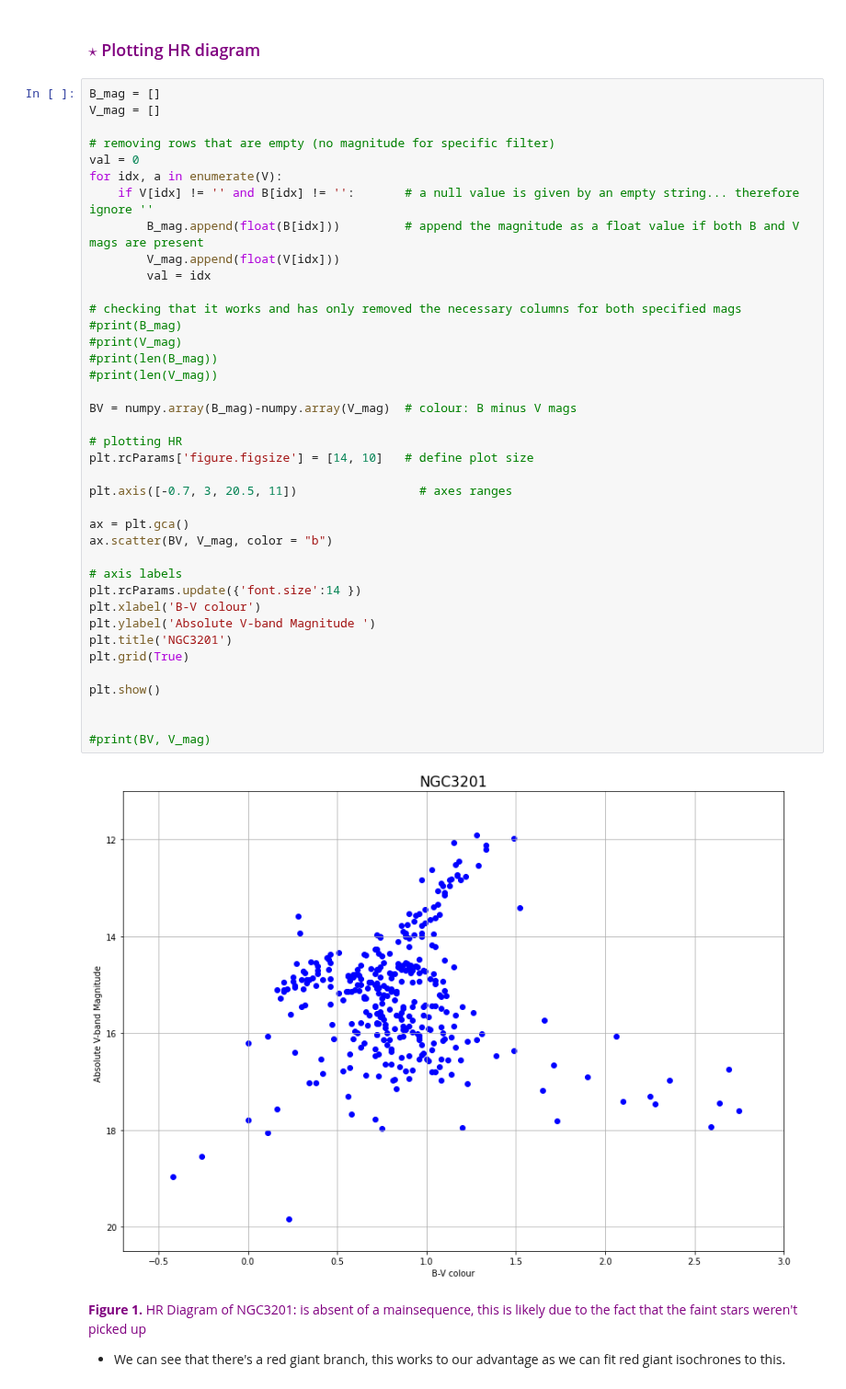
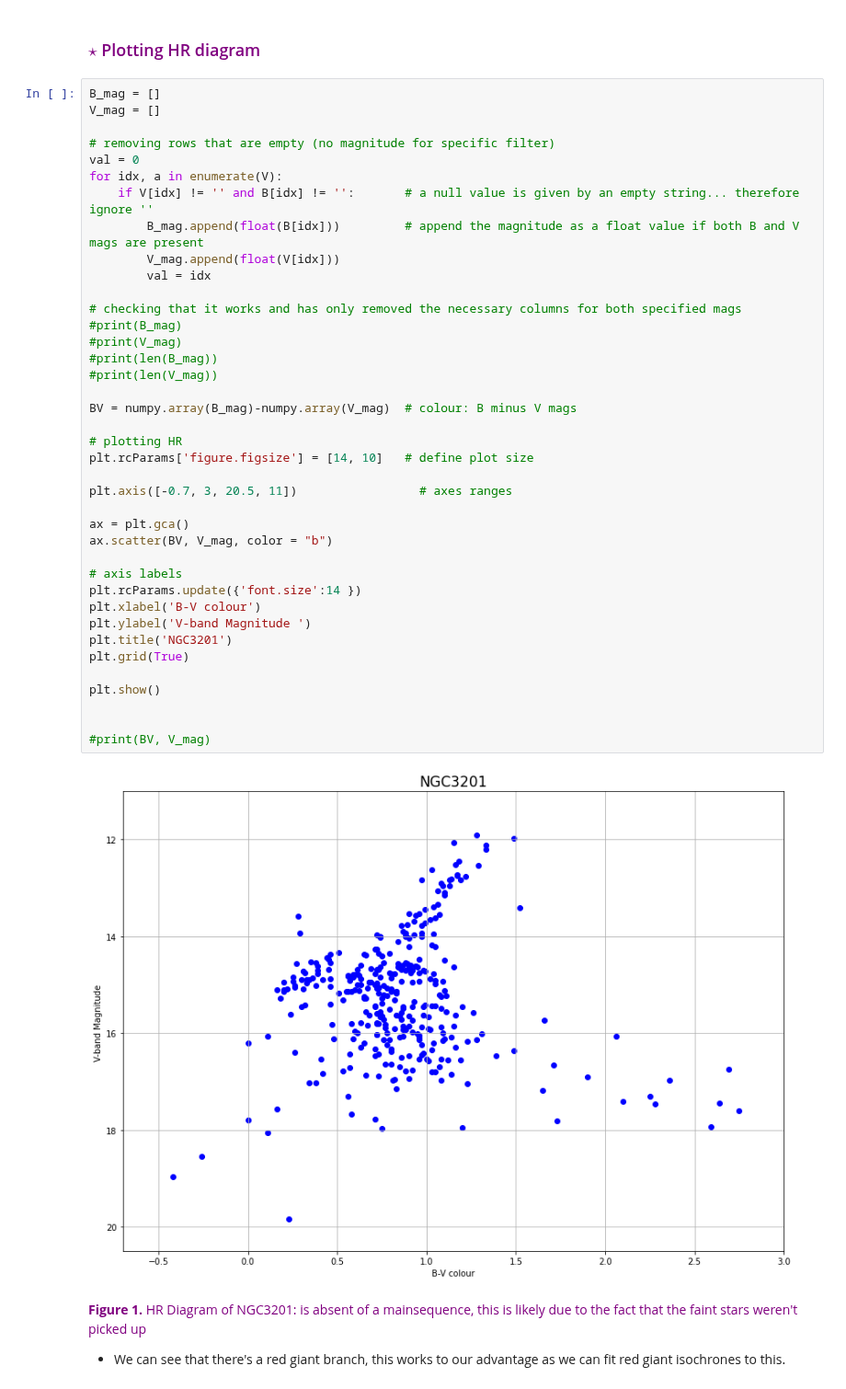
Before and after one commit to evgenyneu/asp3231_project, a Jupyter notebook: code/080_science/science_age_and_distance.ipynb, the cells around one changed output. Shown at 92% size. Cells and saved outputs as stored; diff of their text form.

```diff
--- a/code/080_science/science_age_and_distance.ipynb
+++ b/code/080_science/science_age_and_distance.ipynb
@@ -51,35 +51,35 @@ for idx, a in enumerate(V):
         V_mag.append(float(V[idx]))
         val = idx
 
 # checking that it works and has only removed the necessary columns for both specified mags
 #print(B_mag)
 #print(V_mag)
 #print(len(B_mag))
 #print(len(V_mag))
 
 BV = numpy.array(B_mag)-numpy.array(V_mag)  # colour: B minus V mags
 
 # plotting HR
 plt.rcParams['figure.figsize'] = [14, 10]   # define plot size
 
 plt.axis([-0.7, 3, 20.5, 11])                 # axes ranges
 
 ax = plt.gca()
 ax.scatter(BV, V_mag, color = "b")
 
 # axis labels
 plt.rcParams.update({'font.size':14 })
 plt.xlabel('B-V colour')
-plt.ylabel('Absolute V-band Magnitude ')
+plt.ylabel('V-band Magnitude ')
 plt.title('NGC3201')
 plt.grid(True)
 
 plt.show()
 
 
 #print(BV, V_mag)
 # %% [output]
-[figure, old version]
+[figure, new version]
 # %% [markdown]
 <font color=purple> **Figure 1.** HR Diagram of NGC3201: is absent of a mainsequence, this is likely due to the fact that the faint stars weren't picked up
 - We can see that there's a red giant branch, this works to our advantage as we can fit red giant isochrones to this.
```
Also changed, not shown: parts of 38 cells of this notebook, 12 other files.
